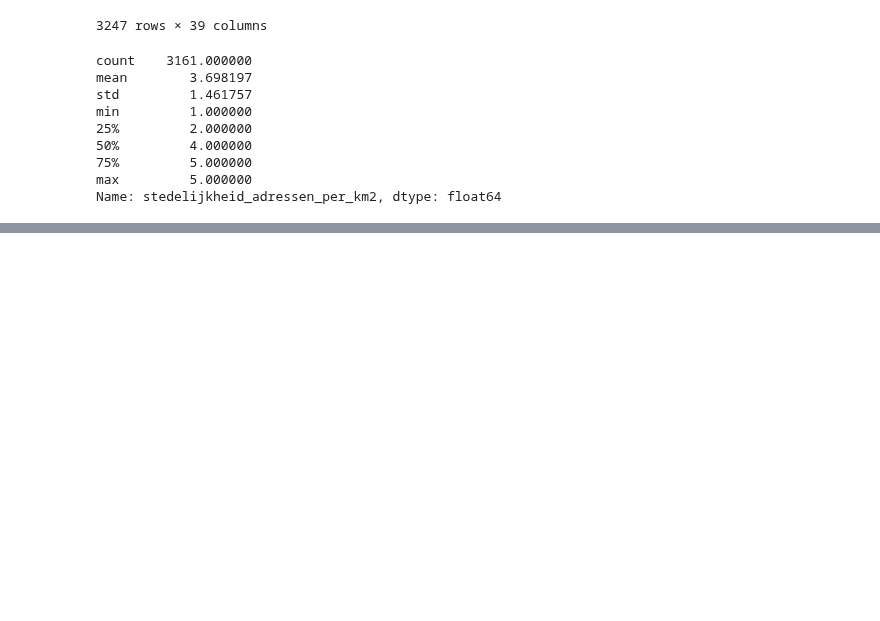
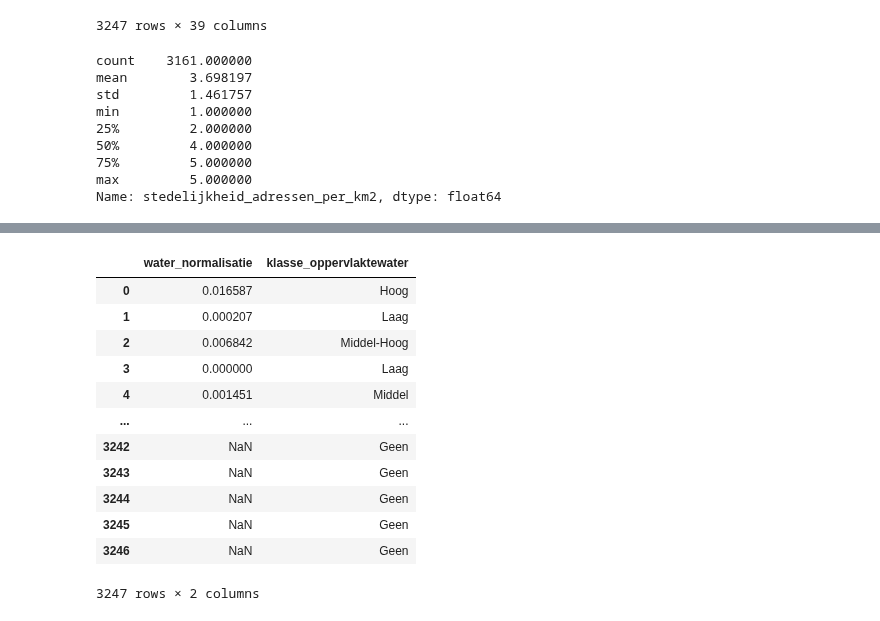
Before and after one commit to BramblePie/FlaskReact, a Jupyter notebook: flask-backend/notebooks/Demografie.ipynb, the cells around one changed output, grey strips where cells are left out. Saved outputs shown, nothing was run; the diff lists cells and outputs as text; code cells hidden in the pictures; blank space fills up the shorter version.

```diff
--- a/flask-backend/notebooks/Demografie.ipynb
+++ b/flask-backend/notebooks/Demografie.ipynb
@@ -200,8 +204,7 @@ if kinderen == True:
     x_scaled = min_max_scaler.fit_transform(x)
 
     gpdf_wijken['kinderen_berekening'] = gpdf_wijken['percentage_personen_0_tot_15_jaar'] / 100
-    gpdf_wijken['aantal_kinderen_in_wijk'] = gpdf_wijken['aantal_inwoners'] * gpdf_wijken['kinderen_berekening']
-    gpdf_wijken['aantal_kinderen_in_wijk'] = gpdf_wijken['aantal_kinderen_in_wijk'].apply(np.floor)
+    gpdf_wijken['aantal_kinderen_in_wijk'].apply(np.floor) = gpdf_wijken['aantal_inwoners'] * gpdf_wijken['kinderen_berekening']
 
 
     #Normaliseren nog doen!
@@ -251,0 +311,39 @@ gpdf_wijken
+# %%
+# p25 = data['woz_normalisatie'].quantile(q=0.25)
+# p50 = data['woz_normalisatie'].quantile(q=0.50)
+# p75 = data['woz_normalisatie'].quantile(q=0.75)
+# p100 = data['woz_normalisatie'].quantile(q=1)
+# m1 = data["woz_normalisatie"] < p25
+# m2 = np.logical_and(data["woz_normalisatie"] > p25,data["woz_normalisatie"] < p50)
+# m3 = np.logical_and(data["woz_normalisatie"] > p50,data["woz_normalisatie"] < p75)
+# m4 = data["woz_normalisatie"] > p75
+# data['klasse_woz'] = np.select([m1,m2,m3,m4], ['Laag','Middel','Middel-Hoog','Hoog'], default='none')
+
+# Klasse geven aan water_normalisatie
+water_25 = gpdf_wijken["water_normalisatie"].quantile(q=.25)
+water_50 = gpdf_wijken["water_normalisatie"].quantile(q=.5)
+water_75 = gpdf_wijken["water_normalisatie"].quantile(q=.75)
+
+# Gebruik de aantallen die bij vg_data.describe() staan
+m1 = gpdf_wijken["water_normalisatie"] < water_25
+m2 = np.logical_and(gpdf_wijken["water_normalisatie"] >  water_25, gpdf_wijken["water_normalisatie"] < water_50)
+m3 = np.logical_and(gpdf_wijken["water_normalisatie"] >  water_50, gpdf_wijken["water_normalisatie"] < water_75)
+m4 = gpdf_wijken["water_normalisatie"] > water_75
+
+gpdf_wijken['klasse_oppervlaktewater'] = np.select([m1,m2,m3,m4], ['Laag','Middel','Middel-Hoog','Hoog'], default='Geen')
+# %%
+gpdf_wijken[["water_normalisatie", "klasse_oppervlaktewater"]]
+# %% [output]
+|  | water_normalisatie | klasse_oppervlaktewater |
+| 0 | 0.016587 | Hoog |
+| 1 | 0.000207 | Laag |
+| 2 | 0.006842 | Middel-Hoog |
+| 3 | 0.000000 | Laag |
+| 4 | 0.001451 | Middel |
+| ... | ... | ... |
+| 3242 | NaN | Geen |
+| 3243 | NaN | Geen |
+| 3244 | NaN | Geen |
+| 3245 | NaN | Geen |
+| 3246 | NaN | Geen |
+3247 rows × 2 columns
```
Also changed, not shown: parts of 7 cells of this notebook.
